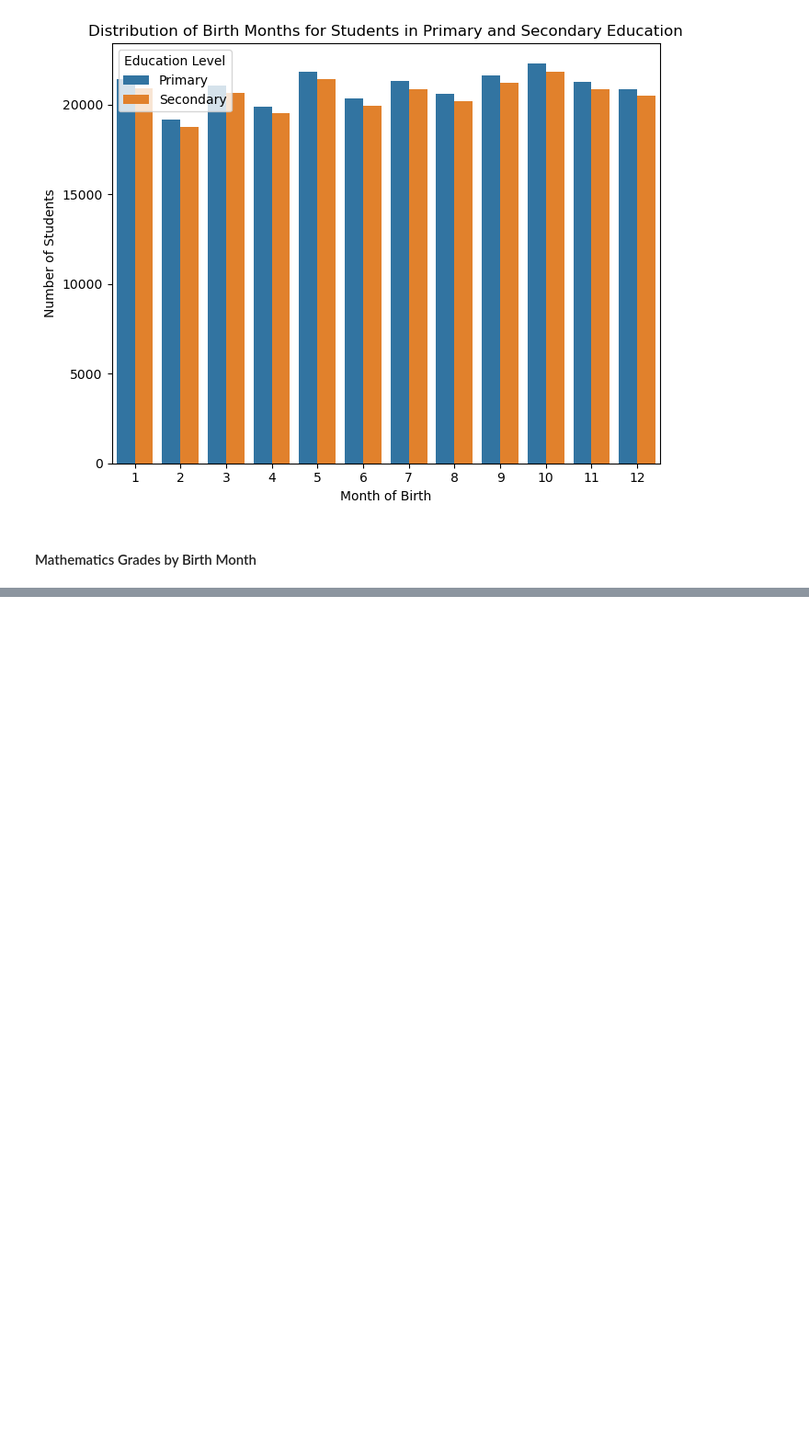
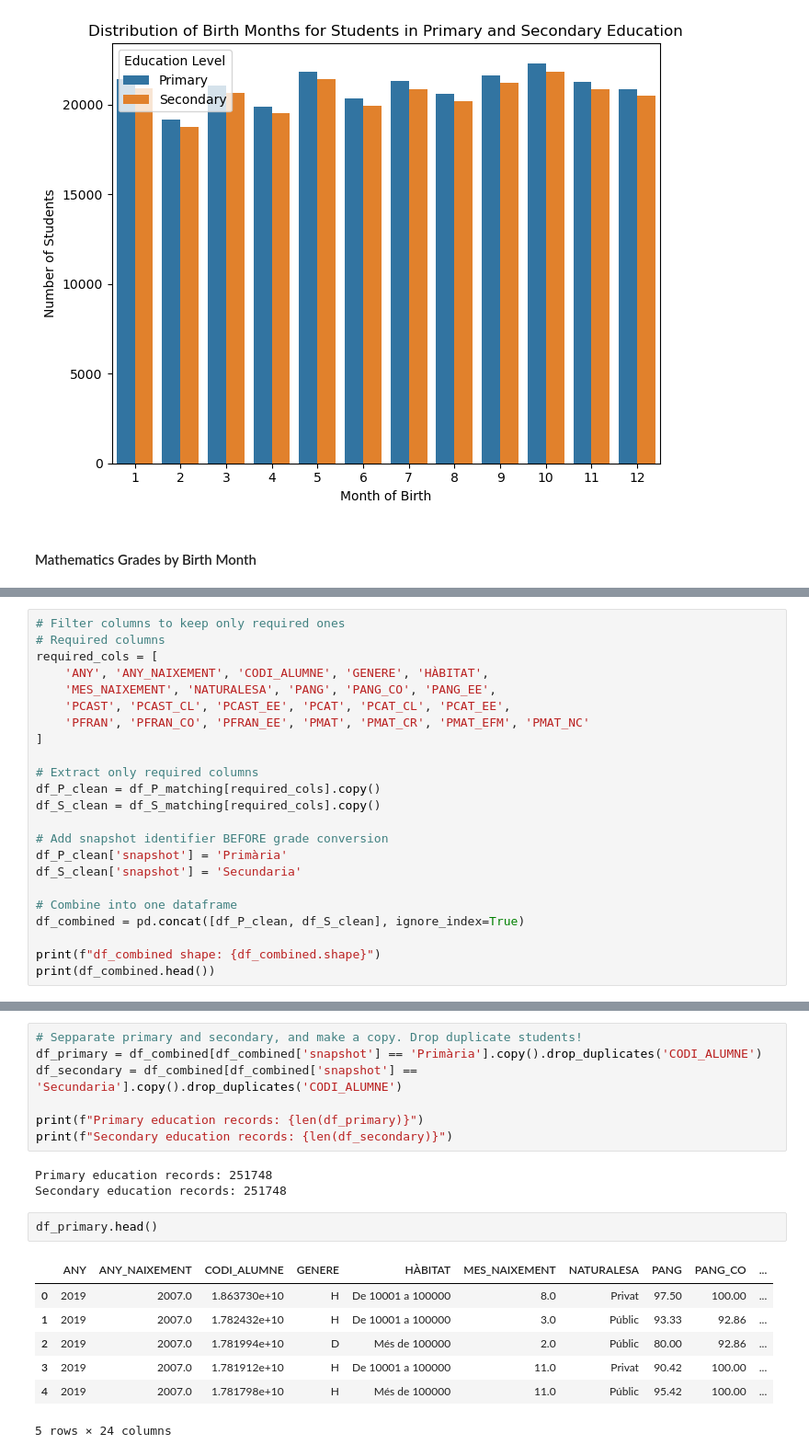
Before and after one commit to m-garcia-rodriguez/Education-Big-Data-Project, a Jupyter notebook: Notebooks/exploration-itxaso.ipynb, the cells around one changed output, grey strips where cells are left out. Shown at 92% size. Cells and saved outputs as stored; diff of their text form; blank space fills up the shorter version.

```diff
--- a/Notebooks/exploration-itxaso.ipynb
+++ b/Notebooks/exploration-itxaso.ipynb
@@ -338,0 +395,23 @@ plt.show()
+# %%
+# Filter columns to keep only required ones
+# Required columns
+required_cols = [
+    'ANY', 'ANY_NAIXEMENT', 'CODI_ALUMNE', 'GENERE', 'HÀBITAT',
+    'MES_NAIXEMENT', 'NATURALESA', 'PANG', 'PANG_CO', 'PANG_EE',
+    'PCAST', 'PCAST_CL', 'PCAST_EE', 'PCAT', 'PCAT_CL', 'PCAT_EE',
+    'PFRAN', 'PFRAN_CO', 'PFRAN_EE', 'PMAT', 'PMAT_CR', 'PMAT_EFM', 'PMAT_NC'
+]
+
+# Extract only required columns
+df_P_clean = df_P_matching[required_cols].copy()
+df_S_clean = df_S_matching[required_cols].copy()
+
+# Add snapshot identifier BEFORE grade conversion
+df_P_clean['snapshot'] = 'Primària'
+df_S_clean['snapshot'] = 'Secundaria'
+
+# Combine into one dataframe
+df_combined = pd.concat([df_P_clean, df_S_clean], ignore_index=True)
+
+print(f"df_combined shape: {df_combined.shape}")
+print(df_combined.head())
@@ -338,0 +482,20 @@ plt.show()
+# %%
+# Sepparate primary and secondary, and make a copy. Drop duplicate students!
+df_primary = df_combined[df_combined['snapshot'] == 'Primària'].copy().drop_duplicates('CODI_ALUMNE')
+df_secondary = df_combined[df_combined['snapshot'] == 'Secundaria'].copy().drop_duplicates('CODI_ALUMNE')
+
+print(f"Primary education records: {len(df_primary)}")
+print(f"Secondary education records: {len(df_secondary)}")
+# %% [output]
+Primary education records: 251748
+Secondary education records: 251748
+# %%
+df_primary.head()
+# %% [output]
+|  | ANY | ANY_NAIXEMENT | CODI_ALUMNE | GENERE | HÀBITAT | MES_NAIXEMENT | NATURALESA | PANG | PANG_CO | ... |
+| 0 | 2019 | 2007.0 | 1.863730e+10 | H | De 10001 a 100000 | 8.0 | Privat | 97.50 | 100.00 | ... |
+| 1 | 2019 | 2007.0 | 1.782432e+10 | H | De 10001 a 100000 | 3.0 | Públic | 93.33 | 92.86 | ... |
+| 2 | 2019 | 2007.0 | 1.781994e+10 | D | Més de 100000 | 2.0 | Públic | 80.00 | 92.86 | ... |
+| 3 | 2019 | 2007.0 | 1.781912e+10 | H | De 10001 a 100000 | 11.0 | Privat | 90.42 | 100.00 | ... |
+| 4 | 2019 | 2007.0 | 1.781798e+10 | H | Més de 100000 | 11.0 | Públic | 95.42 | 100.00 | ... |
+5 rows × 24 columns
```
Also changed, not shown: parts of 23 cells of this notebook.
